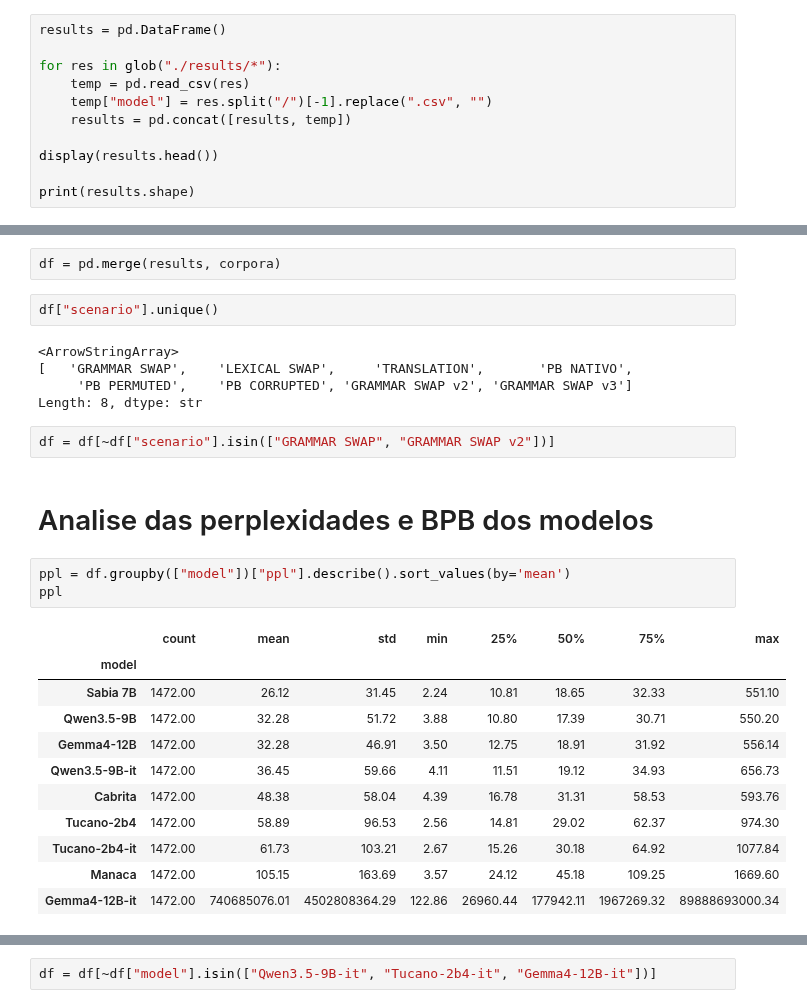
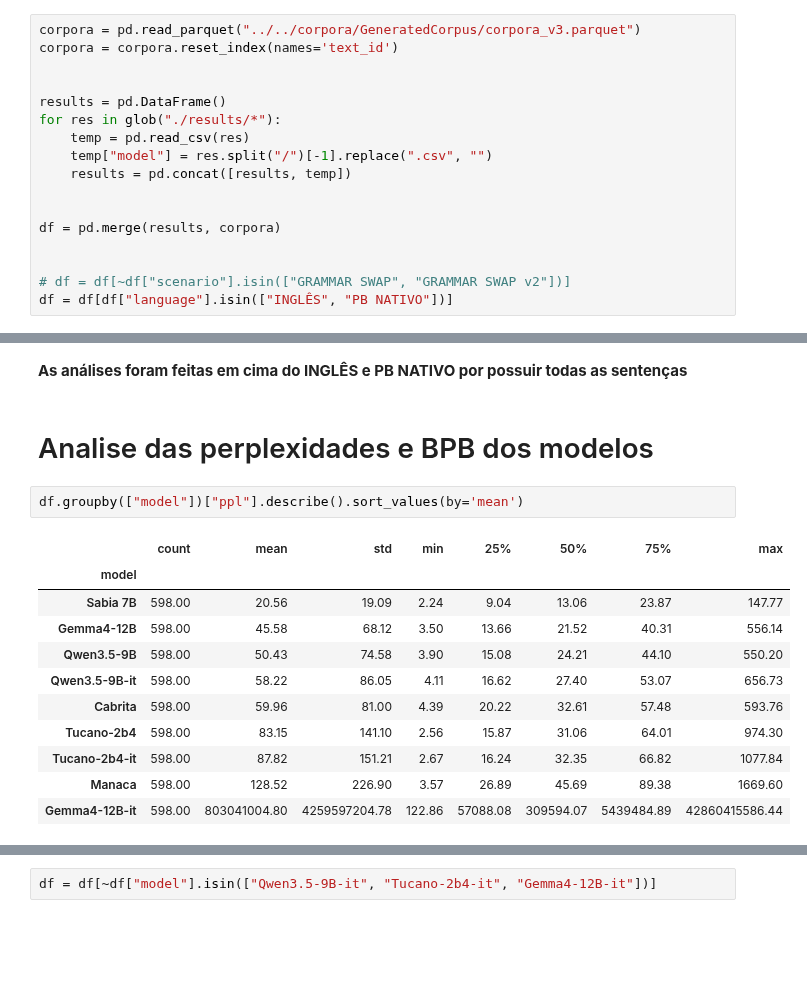
Before and after one commit to matheusprv/monolingual_and_multilingual, a Jupyter notebook: src/experiments/analysis_results.ipynb, the cells around one changed output, grey strips where cells are left out. Cells and saved outputs as stored; diff of their text form; blank space fills up the shorter version.

```diff
--- a/src/experiments/analysis_results.ipynb
+++ b/src/experiments/analysis_results.ipynb
@@ -21,11 +9,17 @@ print(corpora.shape)
 # %%
+corpora = pd.read_parquet("../../corpora/GeneratedCorpus/corpora_v3.parquet")
+corpora = corpora.reset_index(names='text_id')
+
+
 results = pd.DataFrame()
-
 for res in glob("./results/*"):
     temp = pd.read_csv(res)
     temp["model"] = res.split("/")[-1].replace(".csv", "")
     results = pd.concat([results, temp])
 
-display(results.head())
 
-print(results.shape)
+df = pd.merge(results, corpora)
+
+
+# df = df[~df["scenario"].isin(["GRAMMAR SWAP", "GRAMMAR SWAP v2"])]
+df = df[df["language"].isin(["INGLÊS", "PB NATIVO"])]
@@ -40,29 +26,19 @@ print(results.shape)
-# %%
-df = pd.merge(results, corpora)
-# %%
-df["scenario"].unique()
-# %% [output]
-<ArrowStringArray>
-[   'GRAMMAR SWAP',    'LEXICAL SWAP',     'TRANSLATION',       'PB NATIVO',
-     'PB PERMUTED',    'PB CORRUPTED', 'GRAMMAR SWAP v2', 'GRAMMAR SWAP v3']
-Length: 8, dtype: str
-# %%
-df = df[~df["scenario"].isin(["GRAMMAR SWAP", "GRAMMAR SWAP v2"])]
+# %% [markdown]
+**As análises foram feitas em cima do INGLÊS e PB NATIVO por possuir todas as sentenças**
 # %% [markdown]
 # Analise das perplexidades e BPB dos modelos
 # %%
-ppl = df.groupby(["model"])["ppl"].describe().sort_values(by='mean')
-ppl
+df.groupby(["model"])["ppl"].describe().sort_values(by='mean')
 # %% [output]
 |  | count | mean | std | min | 25% | 50% | 75% | max |
 | model |  |  |  |  |  |  |  |  |
-| Sabia 7B | 1472.00 | 26.12 | 31.45 | 2.24 | 10.81 | 18.65 | 32.33 | 551.10 |
-| Qwen3.5-9B | 1472.00 | 32.28 | 51.72 | 3.88 | 10.80 | 17.39 | 30.71 | 550.20 |
-| Gemma4-12B | 1472.00 | 32.28 | 46.91 | 3.50 | 12.75 | 18.91 | 31.92 | 556.14 |
-| Qwen3.5-9B-it | 1472.00 | 36.45 | 59.66 | 4.11 | 11.51 | 19.12 | 34.93 | 656.73 |
-| Cabrita | 1472.00 | 48.38 | 58.04 | 4.39 | 16.78 | 31.31 | 58.53 | 593.76 |
-| Tucano-2b4 | 1472.00 | 58.89 | 96.53 | 2.56 | 14.81 | 29.02 | 62.37 | 974.30 |
-| Tucano-2b4-it | 1472.00 | 61.73 | 103.21 | 2.67 | 15.26 | 30.18 | 64.92 | 1077.84 |
-| Manaca | 1472.00 | 105.15 | 163.69 | 3.57 | 24.12 | 45.18 | 109.25 | 1669.60 |
-| Gemma4-12B-it | 1472.00 | 740685076.01 | 4502808364.29 | 122.86 | 26960.44 | 177942.11 | 1967269.32 | 89888693000.34 |
+| Sabia 7B | 598.00 | 20.56 | 19.09 | 2.24 | 9.04 | 13.06 | 23.87 | 147.77 |
+| Gemma4-12B | 598.00 | 45.58 | 68.12 | 3.50 | 13.66 | 21.52 | 40.31 | 556.14 |
+| Qwen3.5-9B | 598.00 | 50.43 | 74.58 | 3.90 | 15.08 | 24.21 | 44.10 | 550.20 |
+| Qwen3.5-9B-it | 598.00 | 58.22 | 86.05 | 4.11 | 16.62 | 27.40 | 53.07 | 656.73 |
+| Cabrita | 598.00 | 59.96 | 81.00 | 4.39 | 20.22 | 32.61 | 57.48 | 593.76 |
+| Tucano-2b4 | 598.00 | 83.15 | 141.10 | 2.56 | 15.87 | 31.06 | 64.01 | 974.30 |
+| Tucano-2b4-it | 598.00 | 87.82 | 151.21 | 2.67 | 16.24 | 32.35 | 66.82 | 1077.84 |
+| Manaca | 598.00 | 128.52 | 226.90 | 3.57 | 26.89 | 45.69 | 89.38 | 1669.60 |
+| Gemma4-12B-it | 598.00 | 803041004.80 | 4259597204.78 | 122.86 | 57088.08 | 309594.07 | 5439484.89 | 42860415586.44 |
 # %%
```
Also changed, not shown: parts of 39 cells of this notebook, 1 other file.
